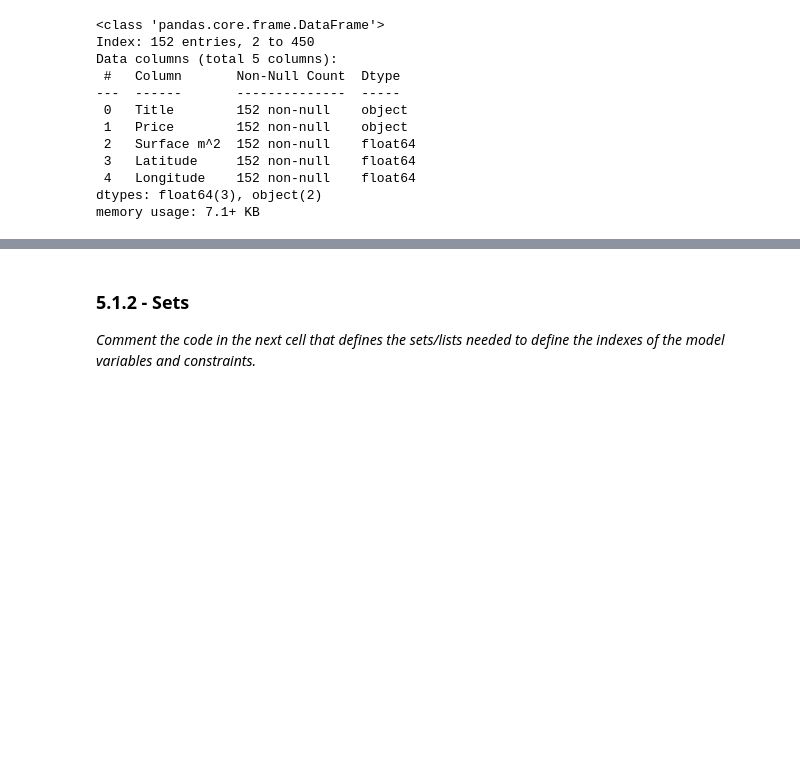
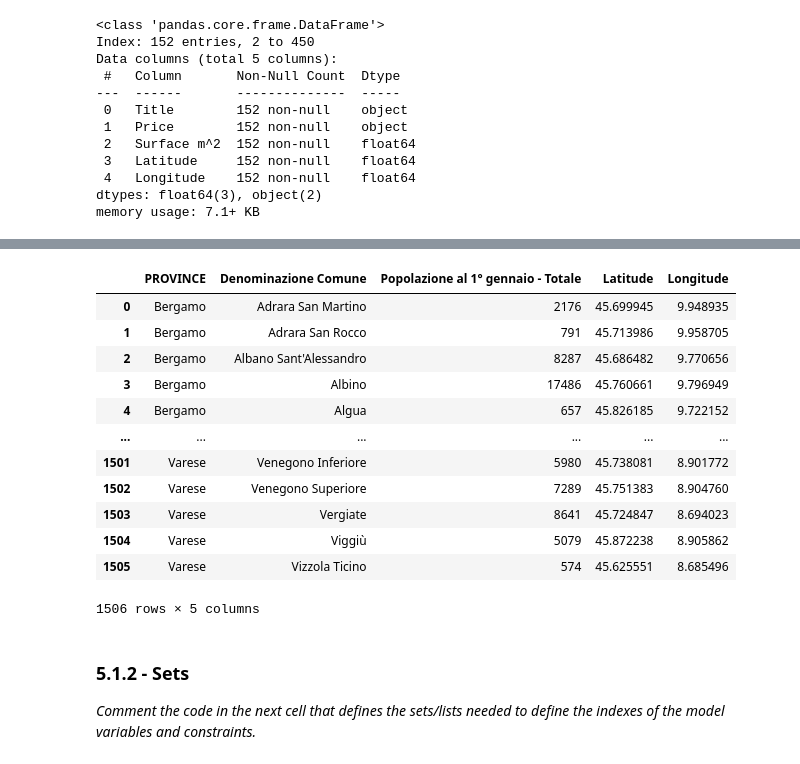
Before and after one commit to LoreJob/Logistic-Problem-Walmart, a Jupyter notebook: ProjectTemplate.ipynb, the cells around one changed output, grey strips where cells are left out. Drawn from its saved outputs; the diff is of its cells as text; code cells hidden in the pictures; blank space fills up the shorter version.

```diff
--- a/ProjectTemplate.ipynb
+++ b/ProjectTemplate.ipynb
@@ -418,3 +446,20 @@ df_pop
+# %%
+df_ter = pd.read_csv("pop.csv")
+df_ter
+# %% [output]
+|  | PROVINCE | Denominazione Comune | Popolazione al 1° gennaio - Totale | Latitude | Longitude |
+| 0 | Bergamo | Adrara San Martino | 2176 | 45.699945 | 9.948935 |
+| 1 | Bergamo | Adrara San Rocco | 791 | 45.713986 | 9.958705 |
+| 2 | Bergamo | Albano Sant'Alessandro | 8287 | 45.686482 | 9.770656 |
+| 3 | Bergamo | Albino | 17486 | 45.760661 | 9.796949 |
+| 4 | Bergamo | Algua | 657 | 45.826185 | 9.722152 |
+| ... | ... | ... | ... | ... | ... |
+| 1501 | Varese | Venegono Inferiore | 5980 | 45.738081 | 8.901772 |
+| 1502 | Varese | Venegono Superiore | 7289 | 45.751383 | 8.904760 |
+| 1503 | Varese | Vergiate | 8641 | 45.724847 | 8.694023 |
+| 1504 | Varese | Viggiù | 5079 | 45.872238 | 8.905862 |
+| 1505 | Varese | Vizzola Ticino | 574 | 45.625551 | 8.685496 |
+1506 rows × 5 columns
 # %% [markdown]
 ### 5.1.2 - Sets
 *Comment the code in the next cell that defines the sets/lists needed to define the indexes of the model variables and constraints.*
```
Also changed, not shown: parts of 6 cells of this notebook.
